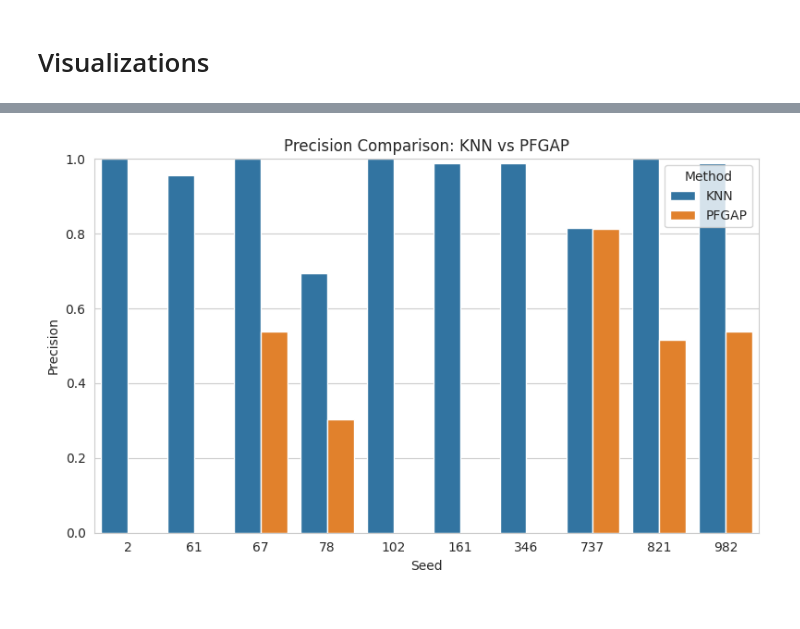
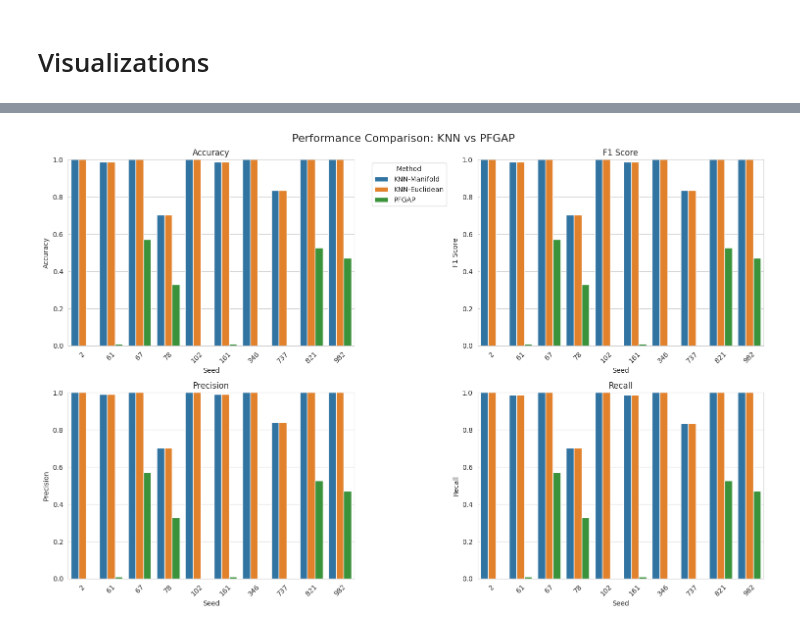
Before and after one commit to KevinMoonLab/PF-GAP, a Jupyter notebook: PFGAP/Manifold/Experiment4/analyze_results.ipynb, the cells around one changed output, grey strips where cells are left out. Drawn from its saved outputs; the diff is of its cells as text; code cells hidden in the pictures.

```diff
--- a/PFGAP/Manifold/Experiment4/analyze_results.ipynb
+++ b/PFGAP/Manifold/Experiment4/analyze_results.ipynb
@@ -28,12 +25,17 @@ print("✓ All libraries imported successfully")
 ## 2. Load Experimental Results
 Load the summary and seed results from the results directory using the load_results function.
 # %%
-# Load all experimental results
-summary, seed_results = analyze_results.load_results()
+# Load all experimental results as a flat DataFrame
+results_df = load_results()
 
-if seed_results:
-    print(f"\n📊 Successfully loaded results for {len(seed_results)} seeds")
-    print(f"Seeds analyzed: {list(seed_results.keys())}")
-else:
-    print("⚠️ No results found! Make sure the results directory exists and contains data.")
+print(f"\n📊 Successfully loaded results: {results_df.shape[0]} rows × {results_df.shape[1]} columns")
+print(f"Seeds analyzed: {sorted(results_df['seed'].unique())}")
+print(f"Methods: {results_df['method'].unique()}")
+
+# Display basic info about the DataFrame
+print(f"\nColumn names: {list(results_df.columns)}")
+
+# Show a sample of the data
+print(f"\nSample data:")
+results_df.sample(4)
 # %% [output]
@@ -106,43 +140,29 @@ pfgap_df
 # %%
-def plot_metric_comparison(metric: str):
-    """
-    Plots the given metric ('accuracy', 'precision', 'f1', 'recall') for both KNN and PFGAP across seeds.
+def plot_all_metrics(comparison_df):
+    """Plot all metrics in a 2x2 subplot"""
+    fig, axes = plt.subplots(2, 2, figsize=(15, 10))
+    fig.suptitle('Performance Comparison: KNN vs PFGAP', fontsize=16)
 
-    Args:
-        metric (str): One of 'accuracy', 'precision', 'f1', 'recall'.
-    """
-    metric = metric.lower()
-    metric_map = {
-        "accuracy": ("knn_results_k1_accuracy", "pfgap_euclidean_accuracy"),
-        "precision": ("knn_results_k1_precision", "pfgap_euclidean_precision"),
-        "f1": ("knn_results_k1_f1_score", "pfgap_euclidean_f1_score"),
-        "recall": ("knn_results_k1_recall", "pfgap_euclidean_recall"),
-    }
-    if metric not in metric_map:
-        raise ValueError(f"Metric '{metric}' not recognized. Choose from {list(metric_map.keys())}.")
+    metrics = ['accuracy', 'f1_score', 'precision', 'recall']
 
-    knn_col, pfgap_col = metric_map[metric]
+    for i, metric in enumerate(metrics):
+        ax = axes[i//2, i%2]
+        sns.barplot(data=comparison_df, x="seed", y=metric, hue="comparison_method", ax=ax)
+        ax.set_title(f"{metric.replace('_', ' ').title()}")
+        ax.set_ylabel(metric.replace('_', ' ').title())
+        ax.set_xlabel("Seed")
+        ax.set_ylim(0, 1)
+        ax.tick_params(axis='x', rotation=45)
 
-    # Prepare data for plotting
-    knn_plot = knn_df[["seed", knn_col]].copy()
-    knn_plot["method"] = "KNN"
-    knn_plot = knn_plot.rename(columns={knn_col: "score"})
+        # Only show legend on first subplot
+        if i == 0:
+            ax.legend(title="Method", bbox_to_anchor=(1.05, 1), loc='upper left')
+        else:
+            ax.legend().set_visible(False)
 
-    pfgap_plot = pfgap_df[["seed", pfgap_col]].copy()
-    pfgap_plot["method"] = "PFGAP"
-    pfgap_plot = pfgap_plot.rename(columns={pfgap_col: "score"})
-
-    plot_df = pd.concat([knn_plot, pfgap_plot], ignore_index=True)
-
-    plt.figure(figsize=(8, 5))
-    sns.barplot(data=plot_df, x="seed", y="score", hue="method")
-    plt.title(f"{metric.capitalize()} Comparison: KNN vs PFGAP")
-    plt.ylabel(metric.capitalize())
-    plt.xlabel("Seed")
-    plt.ylim(0, 1)
-    plt.legend(title="Method")
     plt.tight_layout()
     plt.show()
 
-plot_metric_comparison("precision")
+# Plot all metrics together
+plot_all_metrics(comparison_df)
 # %% [output]
@@ -149,2 +184,2 @@ plot_metric_comparison("precision")
-[figure, old version]
+[figure, new version]
 # %%
```
Also changed, not shown: parts of 9 cells of this notebook, 5 other files.
